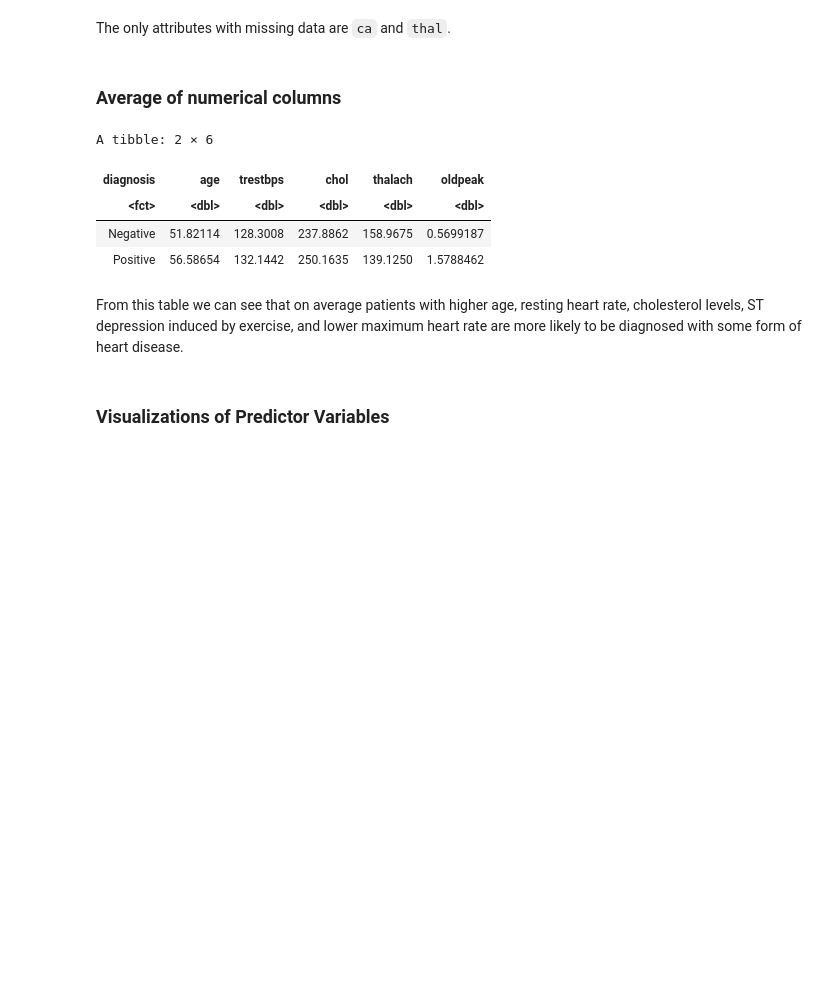
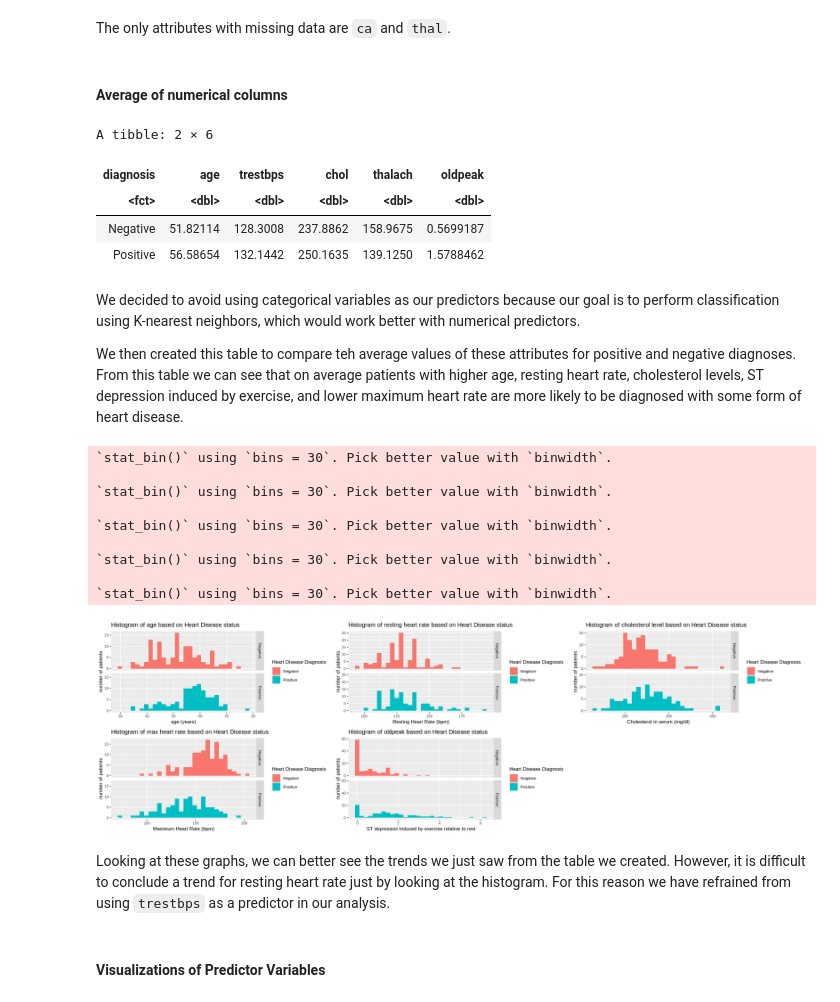
Before and after one commit to kaialami/dsci-007-group-45, a Jupyter notebook: proposal.ipynb, the cells around one changed output. Drawn from its saved outputs; the diff is of its cells as text; code cells hidden in the pictures; blank space fills up the shorter version.

Commit message:
Finished Transcribing and histograms
I moved teh histograms I made to where teh table of avgs are and reverted teh graphs back.

```diff
--- a/proposal.ipynb
+++ b/proposal.ipynb
@@ -182,7 +186,7 @@ A tibble: 1 × 14
 # %% [markdown]
 The only attributes with missing data are `ca` and `thal`.
 # %% [markdown]
-### **Average of numerical columns**
+#### **Average of numerical columns**
 # %%
 stats_avg <- heart_train |>
     select(age, trestbps, chol, thalach, oldpeak, diagnosis) |>
@@ -197,7 +201,70 @@ A tibble: 2 × 6
 | Negative | 51.82114 | 128.3008 | 237.8862 | 158.9675 | 0.5699187 |
 | Positive | 56.58654 | 132.1442 | 250.1635 | 139.1250 | 1.5788462 |
 # %% [markdown]
-From this table we can see that on average patients with higher age, resting heart rate, cholesterol levels, ST depression induced by exercise, and lower maximum heart rate are more likely to be diagnosed with some form of heart disease.
+We decided to avoid using categorical variables as our predictors because our goal is to perform classification using K-nearest neighbors, which would work better with numerical predictors.
+
+We then created this table to compare teh average values of these attributes for positive and negative diagnoses. From this table we can see that on average patients with higher age, resting heart rate, cholesterol levels, ST depression induced by exercise, and lower maximum heart rate are more likely to be diagnosed with some form of heart disease.
+# %%
+options(repr.plot.height = 6, repr.plot.width = 20)
+library(gridExtra)
+
+age_plot <- heart_train |>
+        ggplot(aes(x = age, fill = diagnosis)) +
+        geom_histogram() +
+        labs(x = "age (years)", y = "number of patients", fill = "Heart Disease Diagnosis") +
+        ggtitle("Histogram of age based on Heart Disease status") +
+        theme(text = element_text(size = 10)) +
+        facet_grid(rows = vars(diagnosis))
+
+trestbps_plot <- heart_train |>
+        ggplot(aes(x = trestbps, fill = diagnosis)) +
+        geom_histogram() +
+        labs(x = "Resting Heart Rate (bpm)", y = "number of patients", fill = "Heart Disease Diagnosis") +
+        ggtitle("Histogram of resting heart rate based on Heart Disease status") +
+        theme(text = element_text(size = 10)) +
+        facet_grid(rows = vars(diagnosis))
+
+chol_plot <- heart_train |>
+        ggplot(aes(x = chol, fill = diagnosis)) +
+        geom_histogram() +
+        labs(x = "Cholesterol in serum (mg/dl)", y = "number of patients", fill = "Heart Disease Diagnosis") +
+        ggtitle("Histogram of cholesterol level based on Heart Disease status") +
+        theme(text = element_text(size = 10)) +
+        facet_grid(rows = vars(diagnosis))
+
+
+thalach_plot <- heart_train |>
+        ggplot(aes(x = thalach, fill = diagnosis)) +
+        geom_histogram() +
+        labs(x = "Maximum Heart Rate (bpm)", y = "number of patients", fill = "Heart Disease Diagnosis") +
+        ggtitle("Histogram of max heart rate based on Heart Disease status") +
+        theme(text = element_text(size = 10)) +
+        facet_grid(rows = vars(diagnosis))
+
+
+oldpeak_plot <- heart_train |>
+        ggplot(aes(x = oldpeak, fill = diagnosis)) +
+        geom_histogram() +
+        labs(x = "ST depression induced by exercise relative to rest", y = "number of patients", fill = "Heart Disease Diagnosis") +
+        ggtitle("Histogram of oldpeak based on Heart Disease status") +
+        theme(text = element_text(size = 10)) +
+        facet_grid(rows = vars(diagnosis))
+
+
+grid.arrange(age_plot, trestbps_plot, chol_plot, thalach_plot, oldpeak_plot, ncol = 3)
+# %% [output]
+`stat_bin()` using `bins = 30`. Pick better value with `binwidth`.
+
+`stat_bin()` using `bins = 30`. Pick better value with `binwidth`.
+
+`stat_bin()` using `bins = 30`. Pick better value with `binwidth`.
+
+`stat_bin()` using `bins = 30`. Pick better value with `binwidth`.
+
+`stat_bin()` using `bins = 30`. Pick better value with `binwidth`.
+[figure, added]
+# %% [markdown]
+Looking at these graphs, we can better see the trends we just saw from the table we created. However, it is difficult to conclude a trend for resting heart rate just by looking at the histogram. For this reason we have refrained from using `trestbps` as a predictor in our analysis.
 # %% [markdown]
-### **Visualizations of Predictor Variables**
+#### **Visualizations of Predictor Variables**
 # %%
```
Also changed, not shown: parts of 15 cells of this notebook.
